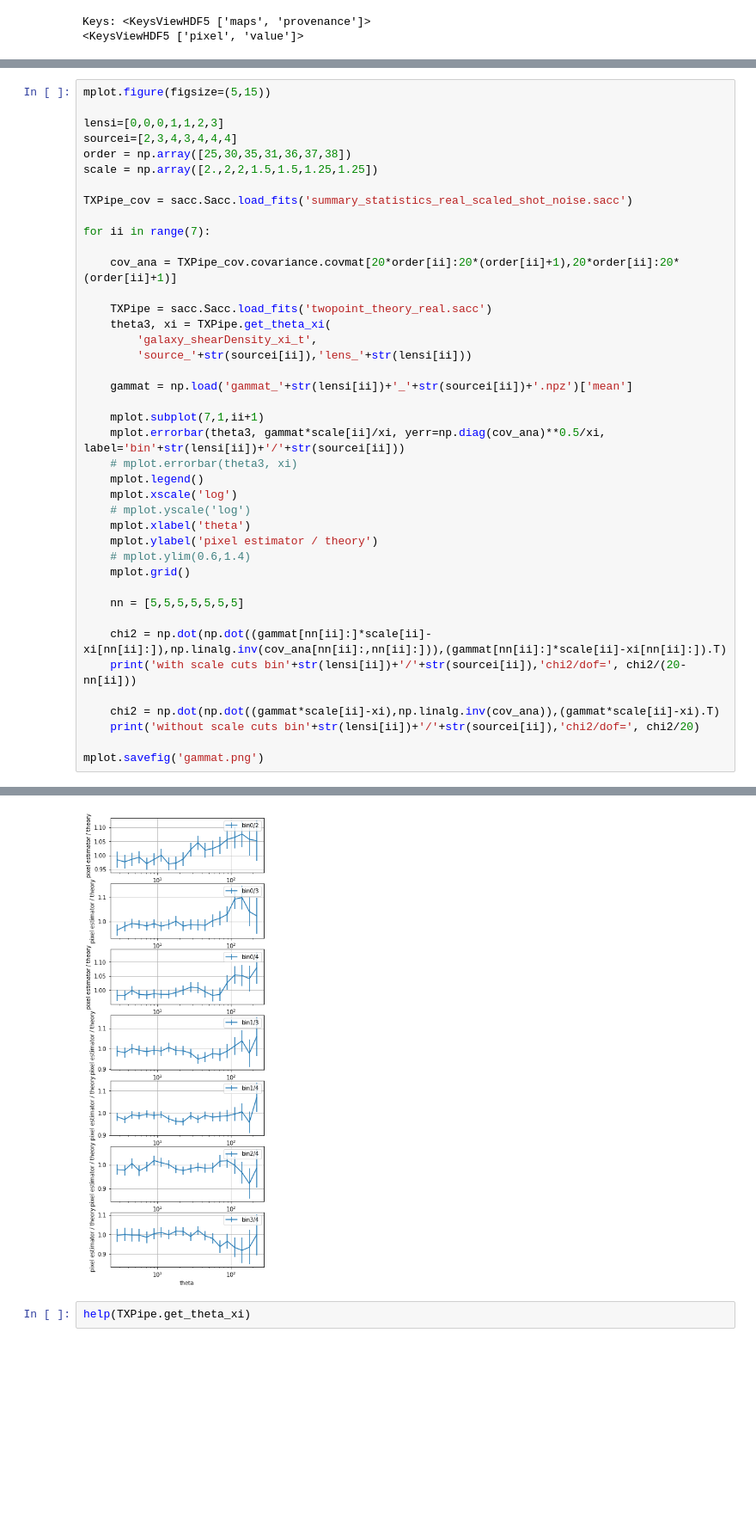
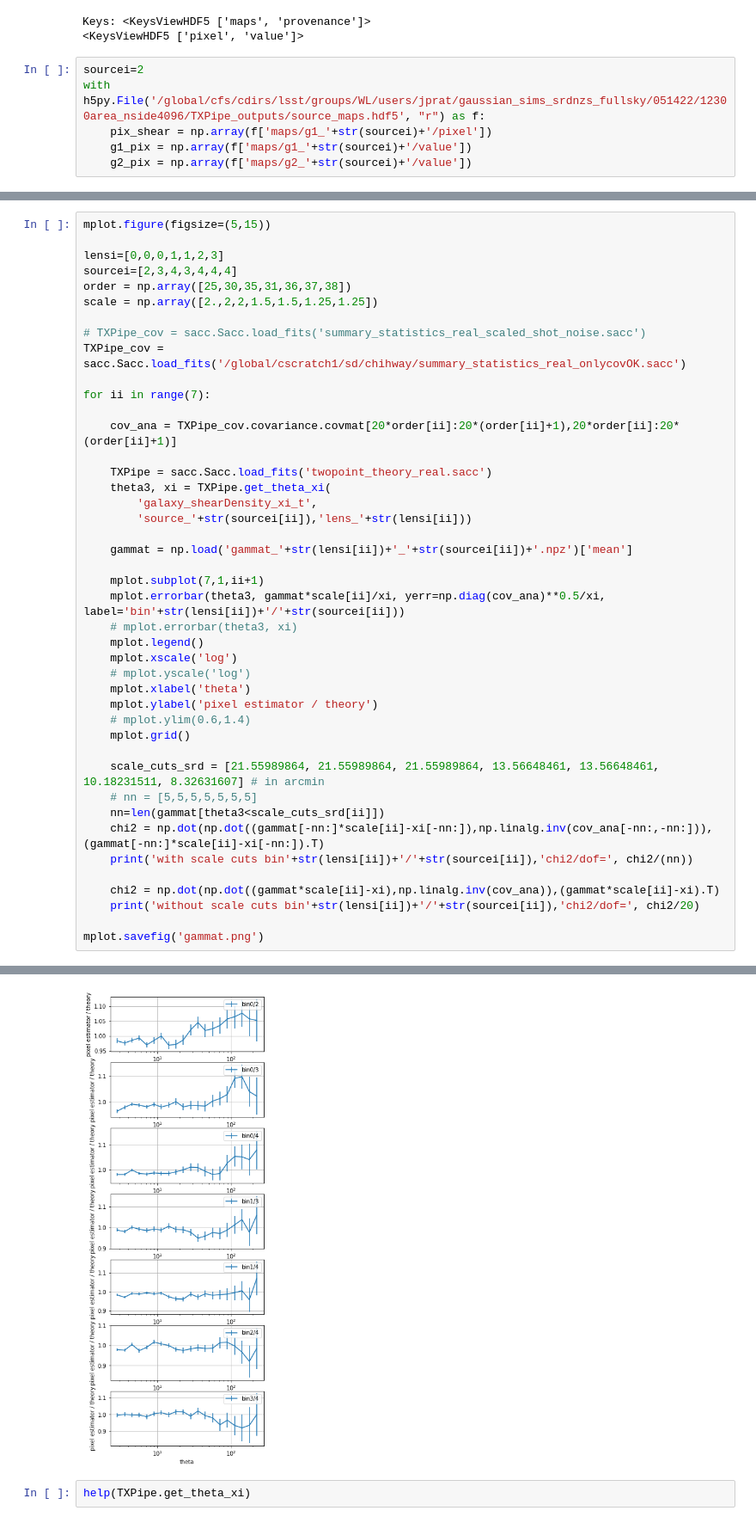
Before and after one commit to LSSTDESC/txpipe-cosmodc2, a Jupyter notebook: notebooks/TestPixelEstimator.ipynb, the cells around one changed output, grey strips where cells are left out. Shown at 86% size. Cells and saved outputs as stored; diff of their text form; blank space fills up the shorter version.

Commit message:
gammat with correct covariance

```diff
--- a/notebooks/TestPixelEstimator.ipynb
+++ b/notebooks/TestPixelEstimator.ipynb
@@ -114,3 +109,9 @@ with h5py.File('/global/cfs/cdirs/lsst/groups/WL/users/jprat/gaussian_sims_srdnz
 # %% [output]
 Keys: <KeysViewHDF5 ['maps', 'provenance']>
 <KeysViewHDF5 ['pixel', 'value']>
+# %%
+sourcei=2
+with h5py.File('/global/cfs/cdirs/lsst/groups/WL/users/jprat/gaussian_sims_srdnzs_fullsky/051422/12300area_nside4096/TXPipe_outputs/source_maps.hdf5', "r") as f:
+    pix_shear = np.array(f['maps/g1_'+str(sourcei)+'/pixel'])
+    g1_pix = np.array(f['maps/g1_'+str(sourcei)+'/value'])
+    g2_pix = np.array(f['maps/g2_'+str(sourcei)+'/value'])
@@ -278,7 +311,8 @@ sourcei=[2,3,4,3,4,4,4]
 order = np.array([25,30,35,31,36,37,38])
 scale = np.array([2.,2,2,1.5,1.5,1.25,1.25])
 
-TXPipe_cov = sacc.Sacc.load_fits('summary_statistics_real_scaled_shot_noise.sacc')
+# TXPipe_cov = sacc.Sacc.load_fits('summary_statistics_real_scaled_shot_noise.sacc')
+TXPipe_cov = sacc.Sacc.load_fits('/global/cscratch1/sd/chihway/summary_statistics_real_onlycovOK.sacc')
 
 for ii in range(7):
 
@@ -302,10 +336,11 @@ for ii in range(7):
     # mplot.ylim(0.6,1.4)
     mplot.grid()
 
-    nn = [5,5,5,5,5,5,5]
-
-    chi2 = np.dot(np.dot((gammat[nn[ii]:]*scale[ii]-xi[nn[ii]:]),np.linalg.inv(cov_ana[nn[ii]:,nn[ii]:])),(gammat[nn[ii]:]*scale[ii]-xi[nn[ii]:]).T)
-    print('with scale cuts bin'+str(lensi[ii])+'/'+str(sourcei[ii]),'chi2/dof=', chi2/(20-nn[ii]))
+    scale_cuts_srd = [21.55989864, 21.55989864, 21.55989864, 13.56648461, 13.56648461, 10.18231511, 8.32631607] # in arcmin
+    # nn = [5,5,5,5,5,5,5]
+    nn=len(gammat[theta3<scale_cuts_srd[ii]])
+    chi2 = np.dot(np.dot((gammat[-nn:]*scale[ii]-xi[-nn:]),np.linalg.inv(cov_ana[-nn:,-nn:])),(gammat[-nn:]*scale[ii]-xi[-nn:]).T)
+    print('with scale cuts bin'+str(lensi[ii])+'/'+str(sourcei[ii]),'chi2/dof=', chi2/(nn))
 
     chi2 = np.dot(np.dot((gammat*scale[ii]-xi),np.linalg.inv(cov_ana)),(gammat*scale[ii]-xi).T)
     print('without scale cuts bin'+str(lensi[ii])+'/'+str(sourcei[ii]),'chi2/dof=', chi2/20)
@@ -329,4 +364,4 @@ without scale cuts bin3/4 chi2/dof= 0.5024300791262092
-[figure, old version]
+[figure, new version]
 # %%
 help(TXPipe.get_theta_xi)
 # %% [output]
```
Also changed, not shown: parts of 5 cells of this notebook.
